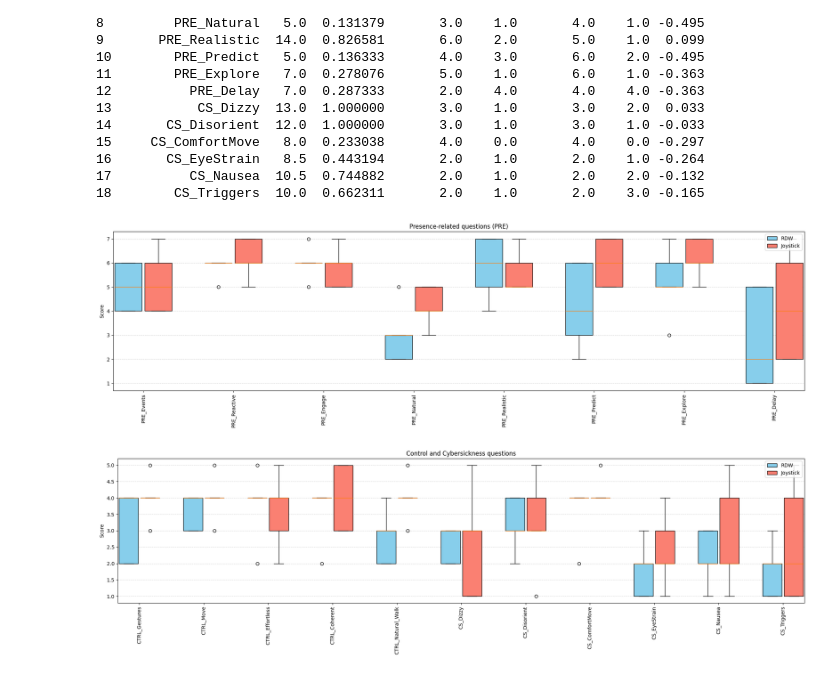
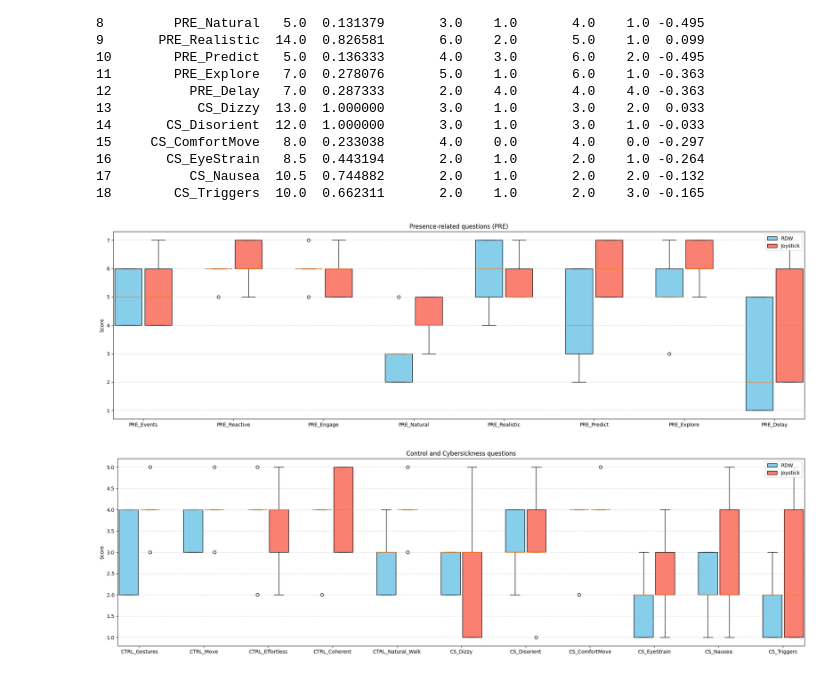
Before and after one commit to xuanuyenvu/mann-whitney-u-test-rdw, a Jupyter notebook: main.ipynb, the cells around one changed output. Drawn from its saved outputs; the diff is of its cells as text; code cells hidden in the pictures.

```diff
--- a/main.ipynb
+++ b/main.ipynb
@@ -67,7 +67,7 @@ print(results_df)
 17          CS_Nausea  10.5  0.744882       2.0    1.0       2.0    2.0 -0.132
 18        CS_Triggers  10.0  0.662311       2.0    1.0       2.0    3.0 -0.165
 # %%
-def v_boxplot(data_rdw, data_js, cols, fig_title="Boxplot", figsize=(20,6)):
+def v_boxplot(data_rdw, data_js, cols, fig_title="Boxplot", figsize=(20,6), rot=90):
 
     n = len(cols)
 
@@ -93,7 +93,7 @@ def v_boxplot(data_rdw, data_js, cols, fig_title="Boxplot", figsize=(20,6)):
         patch.set_facecolor(color)
     plt.legend([bplots["boxes"][0], bplots["boxes"][1]], ['RDW', 'Joystick'], loc='upper right')
 
-    plt.xticks([i*3 + 1.5 for i in range(n)], cols, rotation=90)
+    plt.xticks([i*3 + 1.5 for i in range(n)], cols, rotation=rot)
     plt.ylabel("Score")
     plt.title(fig_title)
     plt.grid(axis="y", linestyle="--", alpha=0.5)
@@ -116,22 +116,24 @@ other_cols = [col for col in dataA.columns if col not in pre_cols]
 # %%
 # Image 1: Questions liées à la présence (PRE)
 v_boxplot(
     dataA,
     dataB,
     pre_cols,
-    fig_title="Presence-related questions (PRE)"
+    fig_title="Presence-related questions (PRE)",
+    rot=0
 )
 
 # Image 2: Questions de contrôle et de cybersickness
 v_boxplot(
     dataA,
     dataB,
     other_cols,
-    fig_title="Control and Cybersickness questions"
+    fig_title="Control and Cybersickness questions",
+    rot=0
 )
 # %% [output]
-[figure, old version]
+[figure, new version]
-[figure, old version]
+[figure, new version]
 # %%
 sus = pd.read_csv("SUS.csv")
 
```
Also changed, not shown: parts of 1 cell of this notebook.
